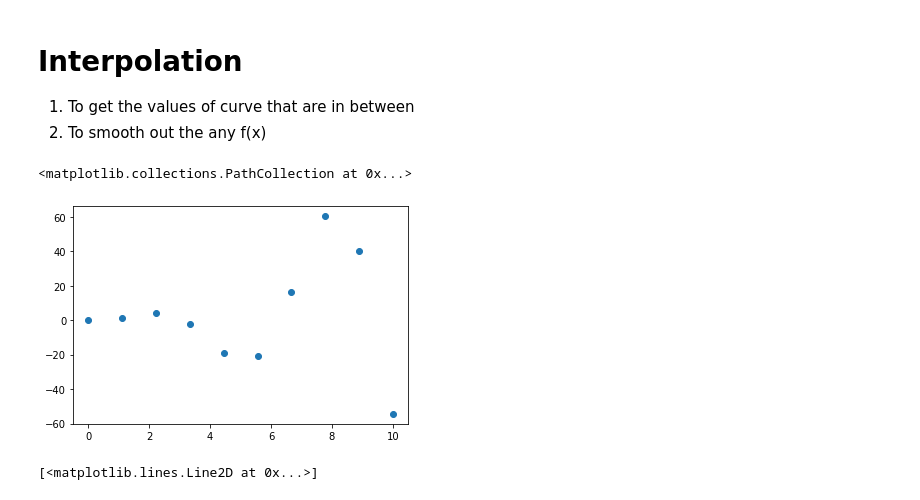
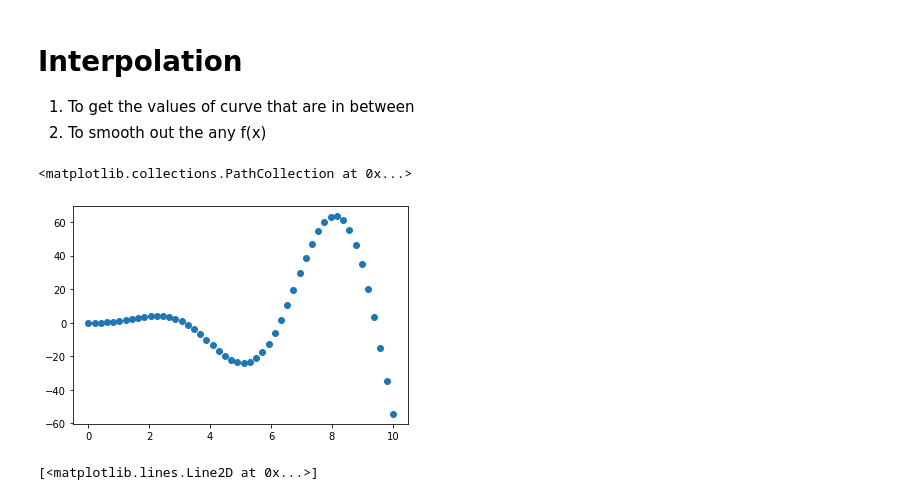
Before and after one commit to kausainshah/Scipy, a Jupyter notebook: Scipy.ipynb, the cells around one changed output. Drawn from its saved outputs; the diff is of its cells as text; code cells hidden in the pictures.

```diff
--- a/Scipy.ipynb
+++ b/Scipy.ipynb
@@ -67,12 +76,13 @@ min 'x' and 'y' [1.4 1.7]
 1. To get the values of curve that are in between
 2. To smooth out the any f(x)
 # %%
-x = np.linspace(0, 10, 10)
+x = np.linspace(0, 10, 50)
 y = x**2 * np.sin(x)
+# y = x
 plt.scatter(x,y)
 # %% [output]
 <matplotlib.collections.PathCollection at 0x...>
-[figure, old version]
+[figure, new version]
 # %%
 from scipy.interpolate import interp1d
 # %%
```
Also changed, not shown: parts of 24 cells of this notebook.
